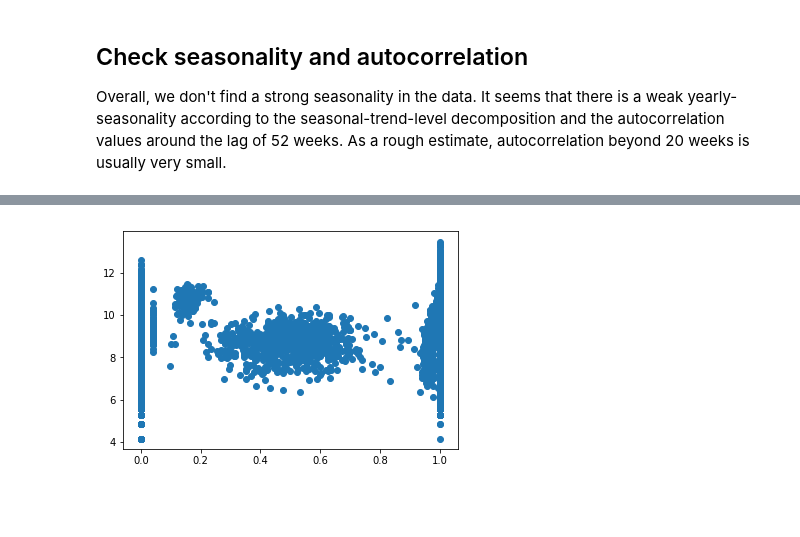
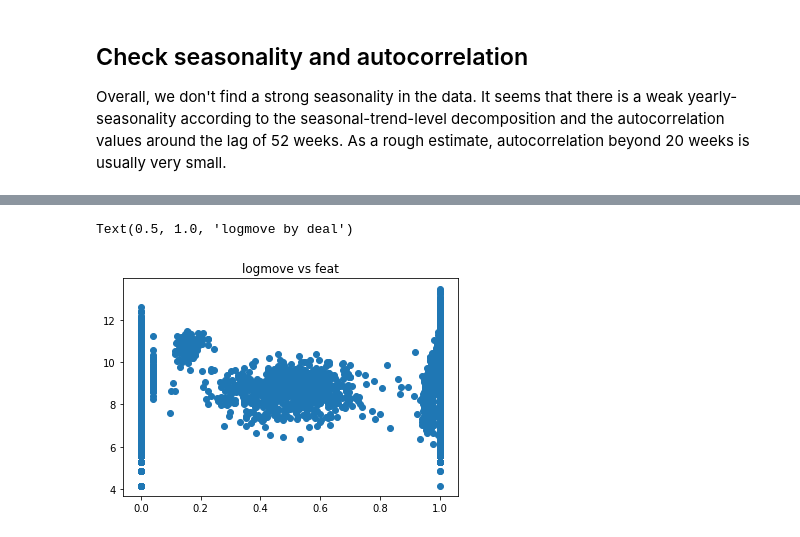
Before and after one commit to sdonohoo/forecasting, a Jupyter notebook: retail_sales/OrangeJuice_Pt_3Weeks_Weekly/data_explore/explore_oj_data_python.ipynb, the cells around one changed output, grey strips where cells are left out. Drawn from its saved outputs; the diff is of its cells as text; code cells hidden in the pictures; blank space fills up the shorter version.

```diff
--- a/retail_sales/OrangeJuice_Pt_3Weeks_Weekly/data_explore/explore_oj_data_python.ipynb
+++ b/retail_sales/OrangeJuice_Pt_3Weeks_Weekly/data_explore/explore_oj_data_python.ipynb
@@ -269,6 +274,11 @@ dtype: float64
 # %%
-# correlation between deal, feat
+# Check the impact of deal, feat by plotting logmove vs feat and deal
+# These two features significantly impact the sales
 plt.scatter(sales['feat'], sales['logmove'])
+plt.title('logmove vs feat')
 p = sales.boxplot(column='logmove', by='deal')
+plt.suptitle('')
+p.set_title('logmove by deal', linespacing=3)
 # %% [output]
+Text(0.5, 1.0, 'logmove by deal')
-[figure, old version]
+[figure, new version]
```
Also changed, not shown: parts of 21 cells of this notebook.
